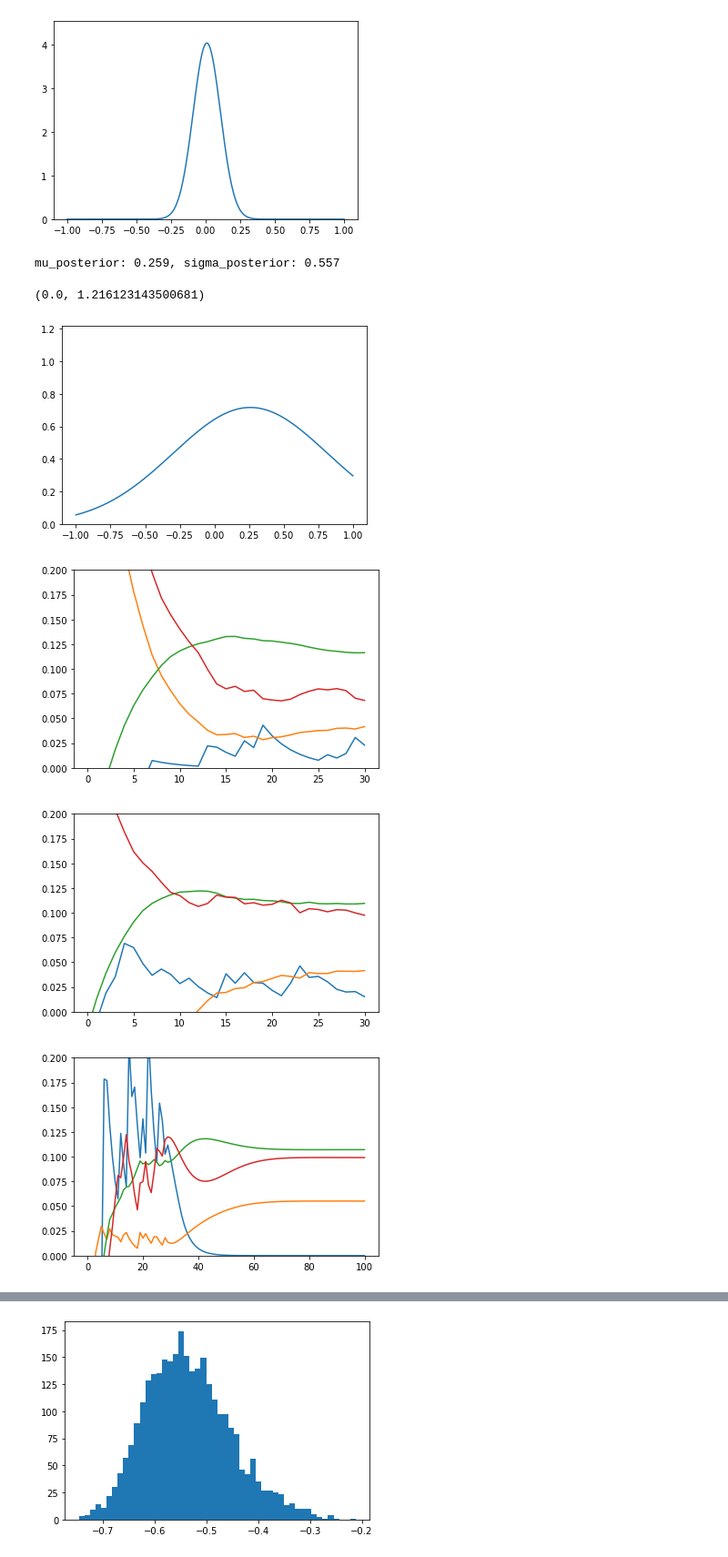
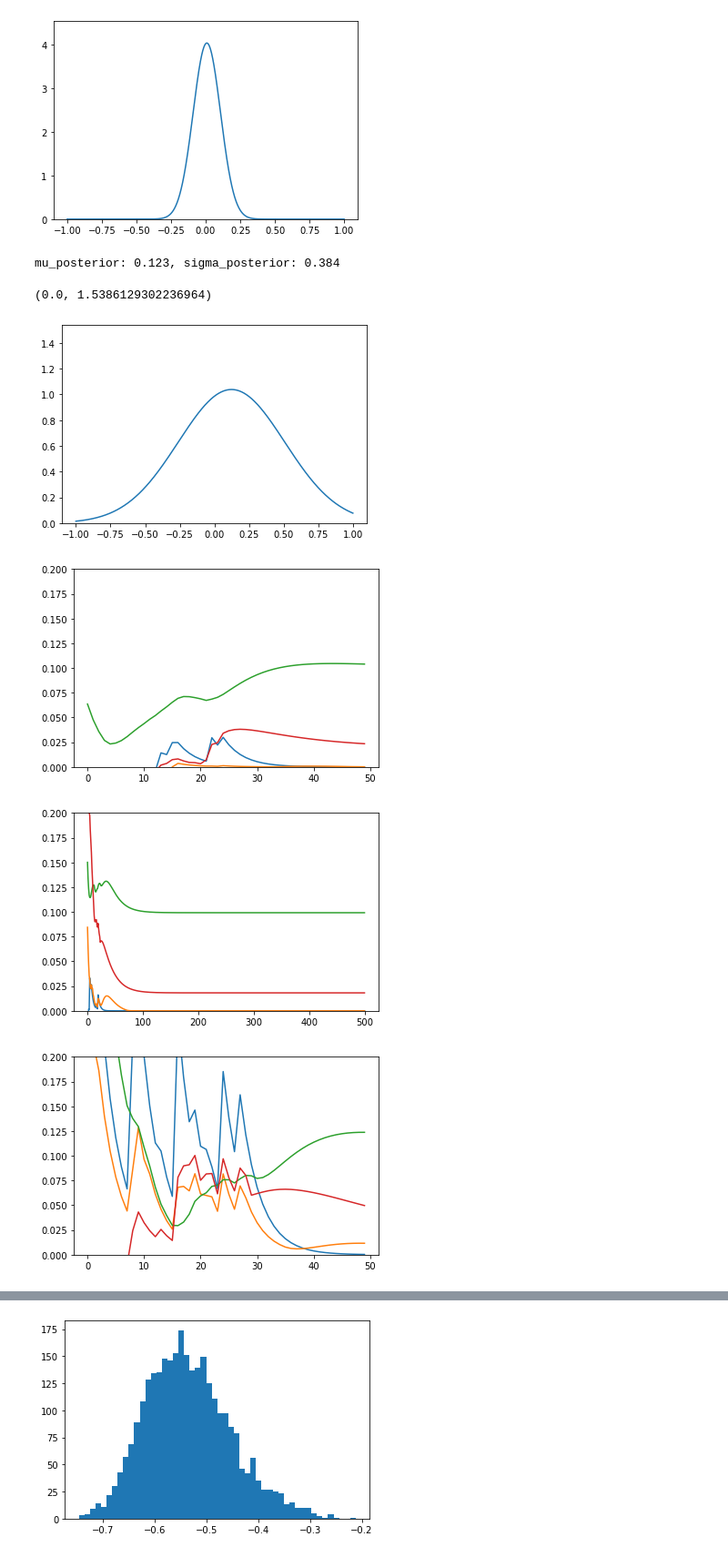
Before and after one commit to tripdancer0916/probabilistic-inference-rnn, a Jupyter notebook: jupyter/check_results.ipynb, the cells around one changed output, grey strips where cells are left out. Shown at 91% size. Drawn from its saved outputs; the diff is of its cells as text; code cells hidden in the pictures.

```diff
--- a/jupyter/check_results.ipynb
+++ b/jupyter/check_results.ipynb
@@ -86,14 +90,14 @@ outputs_np = np.zeros(sample_num)
 input_signal = make_signal(sample_num, time_length=30, signal_length=30, mu=0, sigma=0.5)
 input_signal_split = np.split(input_signal, sample_num // cfg['TRAIN']['BATCHSIZE'])
 # %%
-neural_dynamics = np.zeros((sample_num, 31, model.n_hid))
+neural_dynamics = np.zeros((sample_num, 30, model.n_hid))
 for i in range(sample_num // cfg['TRAIN']['BATCHSIZE']):
     hidden_np = np.random.normal(0, 0.5, size=(cfg['TRAIN']['BATCHSIZE'], cfg['MODEL']['SIZE']))
     hidden = torch.from_numpy(hidden_np).float()
     hidden = hidden.to(device)
     inputs = torch.from_numpy(input_signal_split[i]).float()
     inputs = inputs.to(device)
-    hidden_list, outputs, _ = model(inputs, hidden)
+    hidden_list, outputs, _ = model(inputs, hidden, 30)
     hidden_list_np = hidden_list.cpu().detach().numpy()
     outputs_np[i * cfg['TRAIN']['BATCHSIZE']: (i + 1) * cfg['TRAIN']['BATCHSIZE']] = outputs.detach().numpy()[:, -1, 0]
     neural_dynamics[i * cfg['TRAIN']['BATCHSIZE']: (i + 1) * cfg['TRAIN']['BATCHSIZE']] = hidden_list_np
@@ -116,14 +120,14 @@ outputs_np = np.zeros(sample_num)
 input_signal = make_signal(sample_num, time_length=30, signal_length=30, mu=0, sigma=0.1)
 input_signal_split = np.split(input_signal, sample_num // cfg['TRAIN']['BATCHSIZE'])
 
-neural_dynamics = np.zeros((sample_num, 31, model.n_hid))
+neural_dynamics = np.zeros((sample_num, 30, model.n_hid))
 for i in range(sample_num // cfg['TRAIN']['BATCHSIZE']):
     hidden_np = np.random.normal(0, 0.5, size=(cfg['TRAIN']['BATCHSIZE'], cfg['MODEL']['SIZE']))
     hidden = torch.from_numpy(hidden_np).float()
     hidden = hidden.to(device)
     inputs = torch.from_numpy(input_signal_split[i]).float()
     inputs = inputs.to(device)
-    hidden_list, outputs, _ = model(inputs, hidden)
+    hidden_list, outputs, _ = model(inputs, hidden, 30)
     hidden_list_np = hidden_list.cpu().detach().numpy()
     outputs_np[i * cfg['TRAIN']['BATCHSIZE']: (i + 1) * cfg['TRAIN']['BATCHSIZE']] = outputs.detach().numpy()[:, -1, 0]
     neural_dynamics[i * cfg['TRAIN']['BATCHSIZE']: (i + 1) * cfg['TRAIN']['BATCHSIZE']] = hidden_list_np
@@ -164,7 +168,7 @@ mu_posterior: 0.008, sigma_posterior: 0.099
 [figure]
 # %%
 signal_mu = 0
-signal_sigma = 1.5
+signal_sigma = 0.5
 mu_prior = cfg['MODEL']['MU_PRIOR']
 sigma_prior = cfg['MODEL']['SIGMA_PRIOR']
 
@@ -185,74 +189,74 @@ f1 = gauss(x, mu=mu_posterior, sigma=sigma_posterior)
 plt.plot(x, f1)
 plt.ylim([0, np.max(f1)+0.5])
 # %% [output]
-mu_posterior: 0.259, sigma_posterior: 0.557
+mu_posterior: 0.123, sigma_posterior: 0.384
-(0.0, 1.216123143500681)
+(0.0, 1.5386129302236964)
-[figure, old version]
+[figure, new version]
 # %%
 sample_num = 100
 
 outputs_np = np.zeros(sample_num)
-input_signal = make_signal(sample_num, time_length=30, signal_length=30, mu=0, sigma=0.1)
+input_signal = make_signal(sample_num, time_length=500, signal_length=25, mu=0, sigma=0.1)
 input_signal_split = np.split(input_signal, sample_num // cfg['TRAIN']['BATCHSIZE'])
 
-neural_dynamics = np.zeros((sample_num, 31, model.n_hid))
+neural_dynamics = np.zeros((sample_num, 500, model.n_hid))
 for i in range(sample_num // cfg['TRAIN']['BATCHSIZE']):
     hidden_np = np.random.normal(0, 0.5, size=(cfg['TRAIN']['BATCHSIZE'], cfg['MODEL']['SIZE']))
     hidden = torch.from_numpy(hidden_np).float()
     hidden = hidden.to(device)
     inputs = torch.from_numpy(input_signal_split[i]).float()
     inputs = inputs.to(device)
-    hidden_list, outputs, _ = model(inputs, hidden)
+    hidden_list, outputs, _ = model(inputs, hidden, 500)
     hidden_list_np = hidden_list.cpu().detach().numpy()
     outputs_np[i * cfg['TRAIN']['BATCHSIZE']: (i + 1) * cfg['TRAIN']['BATCHSIZE']] = outputs.detach().numpy()[:, -1, 0]
     neural_dynamics[i * cfg['TRAIN']['BATCHSIZE']: (i + 1) * cfg['TRAIN']['BATCHSIZE']] = hidden_list_np
 # %%
-plt.plot(neural_dynamics[0, :, 4])
-plt.plot(neural_dynamics[0, :, 10])
-plt.plot(neural_dynamics[0, :, 17])
-plt.plot(neural_dynamics[0, :, 19])
+plt.plot(neural_dynamics[0, :50, 4])
+plt.plot(neural_dynamics[0, :50, 28])
+plt.plot(neural_dynamics[0, :50, 17])
+plt.plot(neural_dynamics[0, :50, 37])
 
 plt.ylim([0, 0.2])
 plt.show()
 # %% [output]
-[figure, old version]
+[figure, new version]
 # %%
 plt.plot(neural_dynamics[1, :, 4])
-plt.plot(neural_dynamics[1, :, 10])
+plt.plot(neural_dynamics[1, :, 28])
 plt.plot(neural_dynamics[1, :, 17])
-plt.plot(neural_dynamics[1, :, 19])
+plt.plot(neural_dynamics[1, :, 37])
 
 plt.ylim([0, 0.2])
 plt.show()
 # %% [output]
-[figure, old version]
+[figure, new version]
 # %%
 sample_num = 100
 
 outputs_np = np.zeros(sample_num)
-input_signal = make_signal(sample_num, time_length=100, signal_length=30, mu=0, sigma=0.5)
+input_signal = make_signal(sample_num, time_length=500, signal_length=30, mu=0, sigma=0.5)
 input_signal_split = np.split(input_signal, sample_num // cfg['TRAIN']['BATCHSIZE'])
 
-neural_dynamics2 = np.zeros((sample_num, 101, model.n_hid))
+neural_dynamics2 = np.zeros((sample_num, 500, model.n_hid))
 for i in range(sample_num // cfg['TRAIN']['BATCHSIZE']):
     hidden_np = np.random.normal(0, 0.5, size=(cfg['TRAIN']['BATCHSIZE'], cfg['MODEL']['SIZE']))
     hidden = torch.from_numpy(hidden_np).float()
     hidden = hidden.to(device)
     inputs = torch.from_numpy(input_signal_split[i]).float()
     inputs = inputs.to(device)
-    hidden_list, outputs, _ = model(inputs, hidden)
+    hidden_list, outputs, _ = model(inputs, hidden, 500)
     hidden_list_np = hidden_list.cpu().detach().numpy()
     outputs_np[i * cfg['TRAIN']['BATCHSIZE']: (i + 1) * cfg['TRAIN']['BATCHSIZE']] = outputs.detach().numpy()[:, -1, 0]
     neural_dynamics2[i * cfg['TRAIN']['BATCHSIZE']: (i + 1) * cfg['TRAIN']['BATCHSIZE']] = hidden_list_np
 # %%
-plt.plot(neural_dynamics2[0, :, 4])
-plt.plot(neural_dynamics2[0, :, 10])
-plt.plot(neural_dynamics2[0, :, 17])
-plt.plot(neural_dynamics2[0, :, 19])
+plt.plot(neural_dynamics2[0, :50, 4])
+plt.plot(neural_dynamics2[0, :50, 28])
+plt.plot(neural_dynamics2[0, :50, 17])
+plt.plot(neural_dynamics2[0, :50, 37])
 
 plt.ylim([0, 0.2])
 plt.show()
 # %% [output]
-[figure, old version]
+[figure, new version]
 # %%
 plt.plot(neural_dynamics2[1, :, 4])
```
Also changed, not shown: parts of 9 cells of this notebook, 2 other files.
